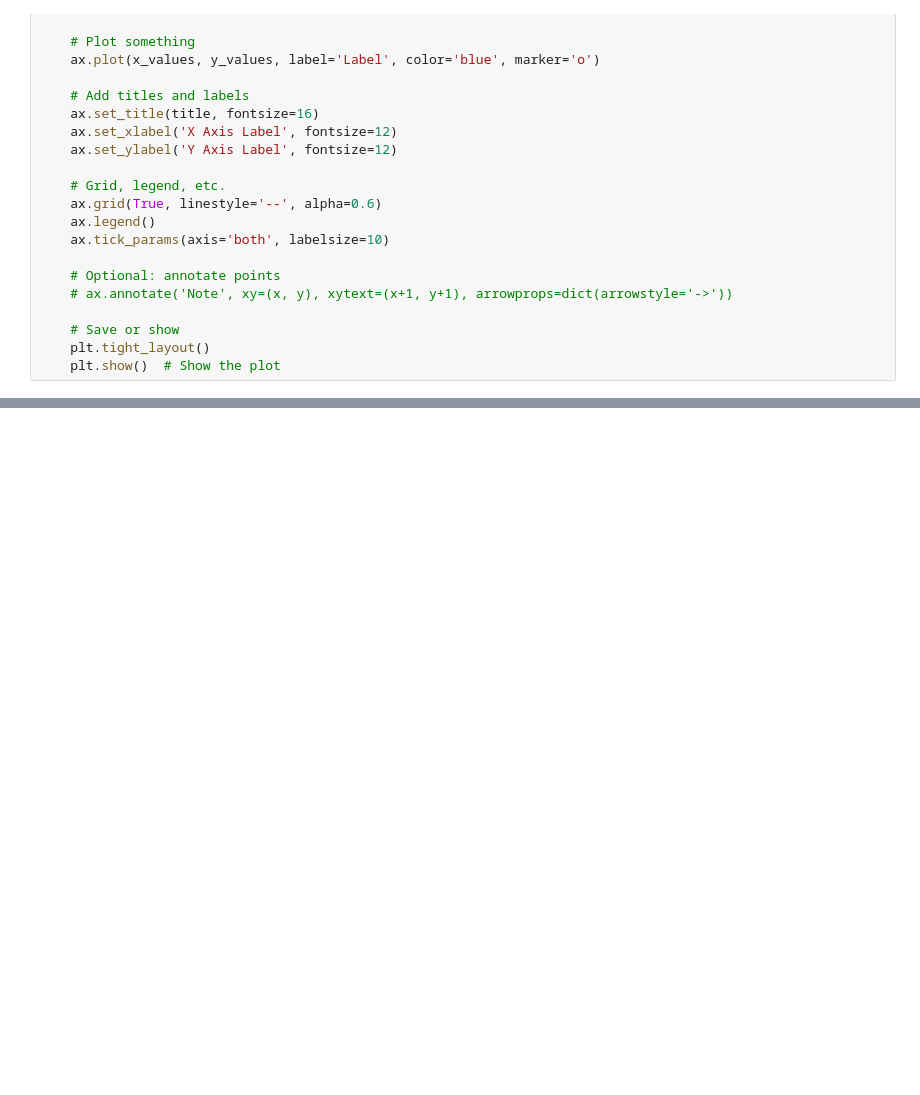
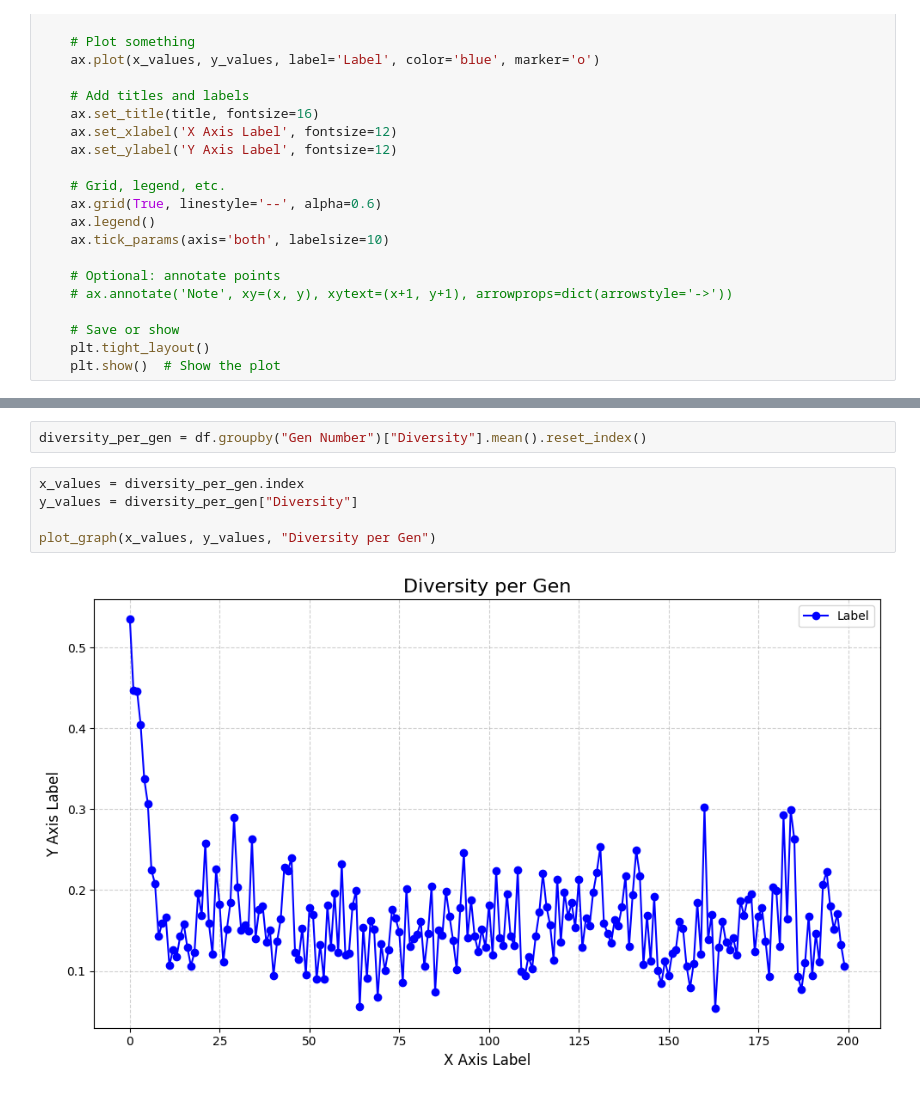
Before and after one commit to AlexandreMilharado/Robotics, a Jupyter notebook: Proj1/controllers/p1_util/notebook.ipynb, the cells around one changed output, grey strips where cells are left out. Saved outputs shown, nothing was run; the diff lists cells and outputs as text; blank space fills up the shorter version.

```diff
--- a/Proj1/controllers/p1_util/notebook.ipynb
+++ b/Proj1/controllers/p1_util/notebook.ipynb
@@ -139,0 +200,9 @@ plt.show()
+# %%
+diversity_per_gen = df.groupby("Gen Number")["Diversity"].mean().reset_index()
+# %%
+x_values = diversity_per_gen.index
+y_values = diversity_per_gen["Diversity"]
+
+plot_graph(x_values, y_values, "Diversity per Gen")
+# %% [output]
+[figure, added]
```
Also changed, not shown: parts of 9 cells of this notebook, 21 other files.
